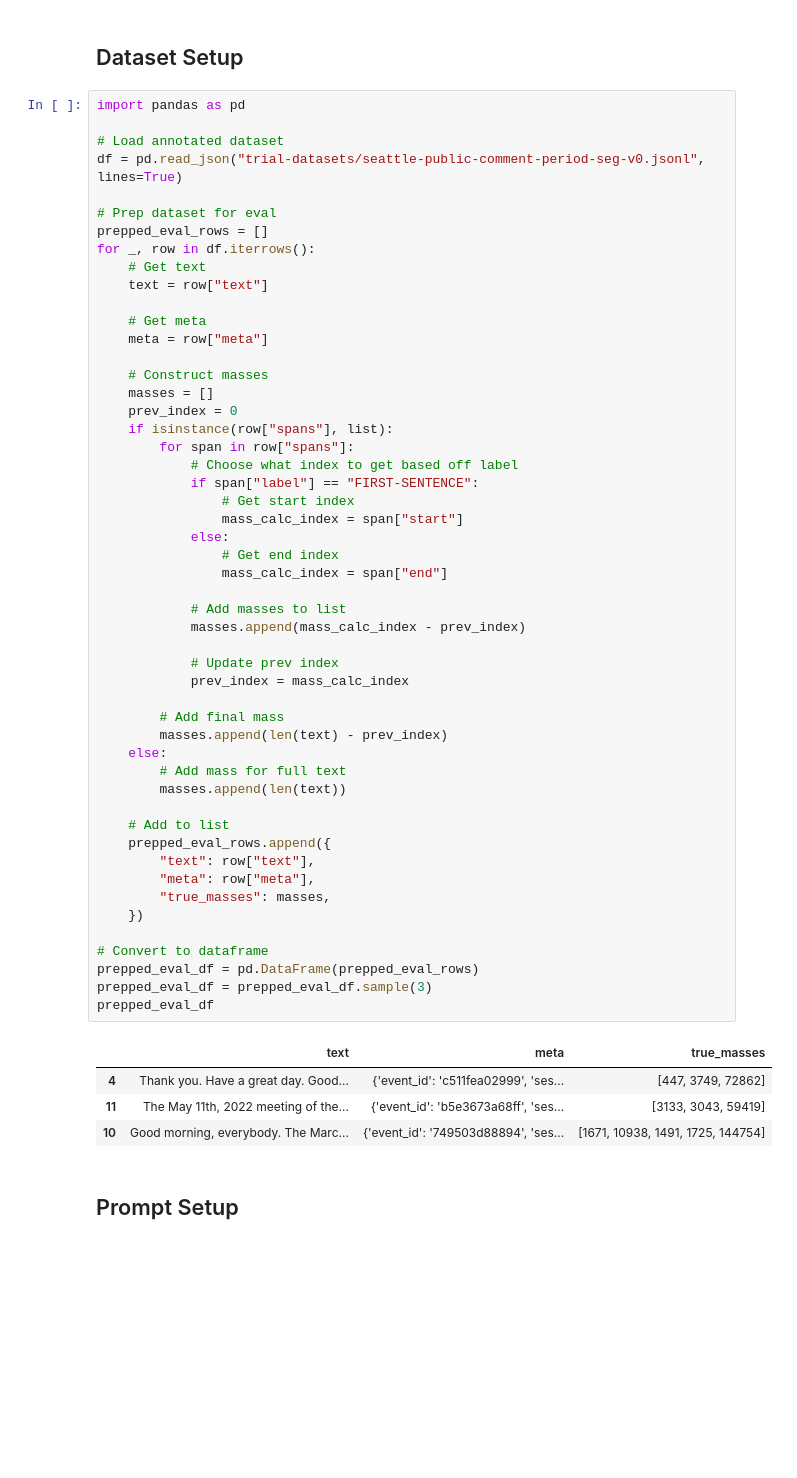
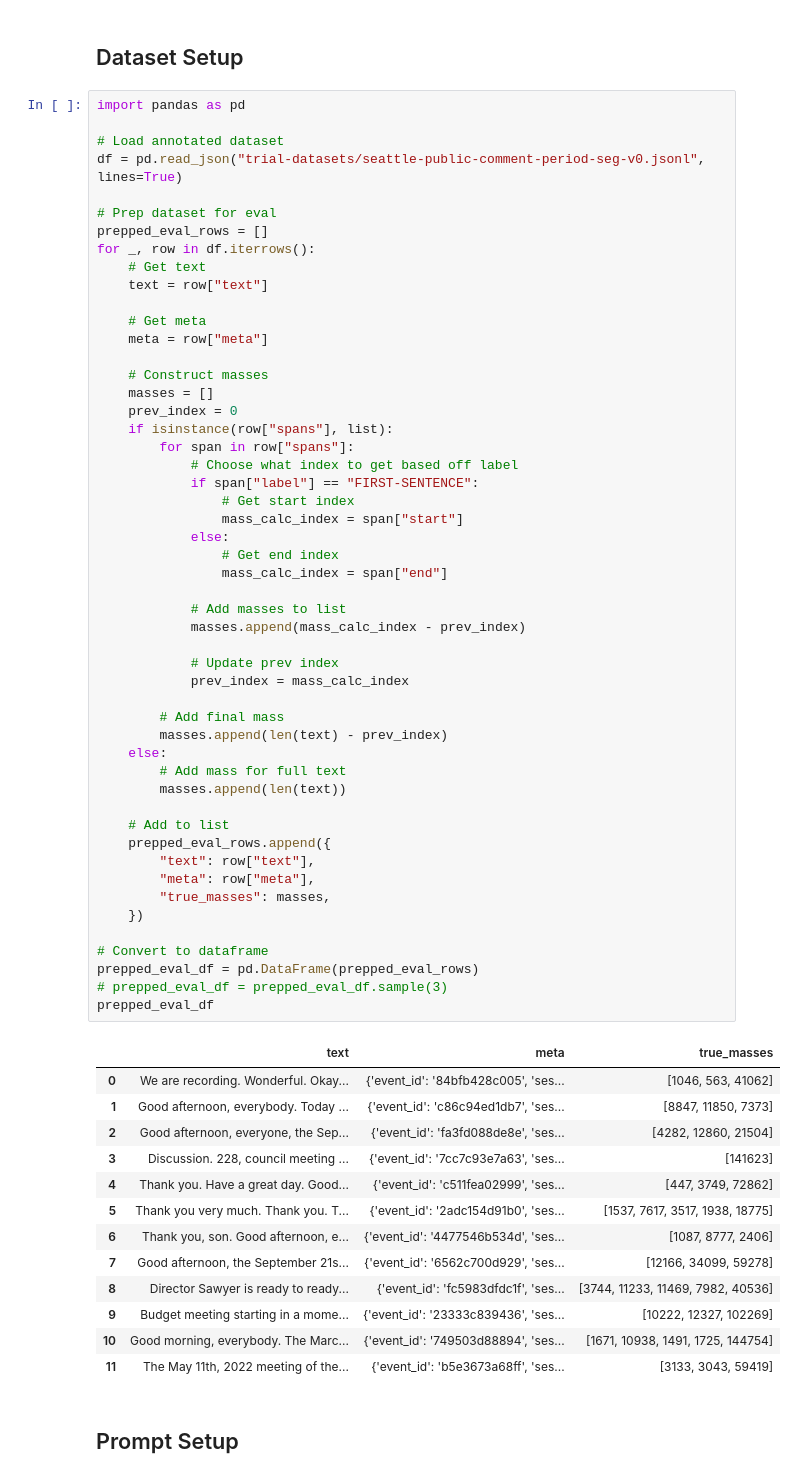
Before and after one commit to CouncilDataProject/minutes-item-seg, a Jupyter notebook: public-comment-period-seg-claude-2.ipynb, the cells around one changed output. Cells and saved outputs as stored; diff of their text form; blank space fills up the shorter version.

```diff
--- a/public-comment-period-seg-claude-2.ipynb
+++ b/public-comment-period-seg-claude-2.ipynb
@@ -51,37 +51,46 @@ for _, row in df.iterrows():
                 # Get start index
                 mass_calc_index = span["start"]
             else:
                 # Get end index
                 mass_calc_index = span["end"]
 
             # Add masses to list
             masses.append(mass_calc_index - prev_index)
 
             # Update prev index
             prev_index = mass_calc_index
 
         # Add final mass
         masses.append(len(text) - prev_index)
     else:
         # Add mass for full text
         masses.append(len(text))
 
     # Add to list
     prepped_eval_rows.append({
         "text": row["text"],
         "meta": row["meta"],
         "true_masses": masses,
     })
 
 # Convert to dataframe
 prepped_eval_df = pd.DataFrame(prepped_eval_rows)
-prepped_eval_df = prepped_eval_df.sample(3)
+# prepped_eval_df = prepped_eval_df.sample(3)
 prepped_eval_df
 # %% [output]
 |  | text | meta | true_masses |
+| 0 | We are recording. Wonderful. Okay... | {'event_id': '84bfb428c005', 'ses... | [1046, 563, 41062] |
+| 1 | Good afternoon, everybody. Today ... | {'event_id': 'c86c94ed1db7', 'ses... | [8847, 11850, 7373] |
+| 2 | Good afternoon, everyone, the Sep... | {'event_id': 'fa3fd088de8e', 'ses... | [4282, 12860, 21504] |
+| 3 | Discussion. 228, council meeting ... | {'event_id': '7cc7c93e7a63', 'ses... | [141623] |
 | 4 | Thank you. Have a great day. Good... | {'event_id': 'c511fea02999', 'ses... | [447, 3749, 72862] |
+| 5 | Thank you very much. Thank you. T... | {'event_id': '2adc154d91b0', 'ses... | [1537, 7617, 3517, 1938, 18775] |
+| 6 | Thank you, son. Good afternoon, e... | {'event_id': '4477546b534d', 'ses... | [1087, 8777, 2406] |
+| 7 | Good afternoon, the September 21s... | {'event_id': '6562c700d929', 'ses... | [12166, 34099, 59278] |
+| 8 | Director Sawyer is ready to ready... | {'event_id': 'fc5983dfdc1f', 'ses... | [3744, 11233, 11469, 7982, 40536] |
+| 9 | Budget meeting starting in a mome... | {'event_id': '23333c839436', 'ses... | [10222, 12327, 102269] |
+| 10 | Good morning, everybody. The Marc... | {'event_id': '749503d88894', 'ses... | [1671, 10938, 1491, 1725, 144754] |
 | 11 | The May 11th, 2022 meeting of the... | {'event_id': 'b5e3673a68ff', 'ses... | [3133, 3043, 59419] |
-| 10 | Good morning, everybody. The Marc... | {'event_id': '749503d88894', 'ses... | [1671, 10938, 1491, 1725, 144754] |
 # %% [markdown]
 ## Prompt Setup
 # %%
```
Also changed, not shown: parts of 4 cells of this notebook.
